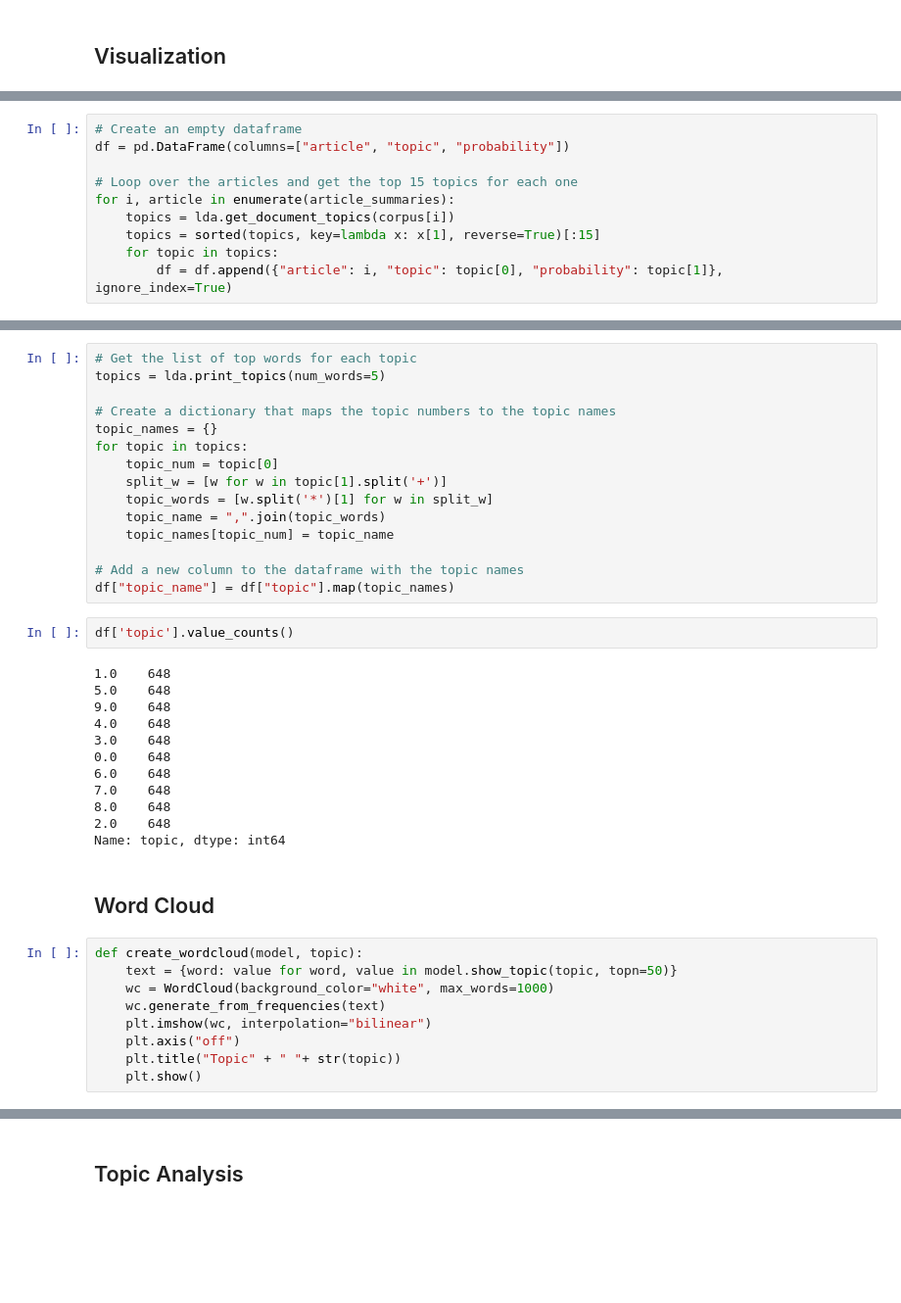
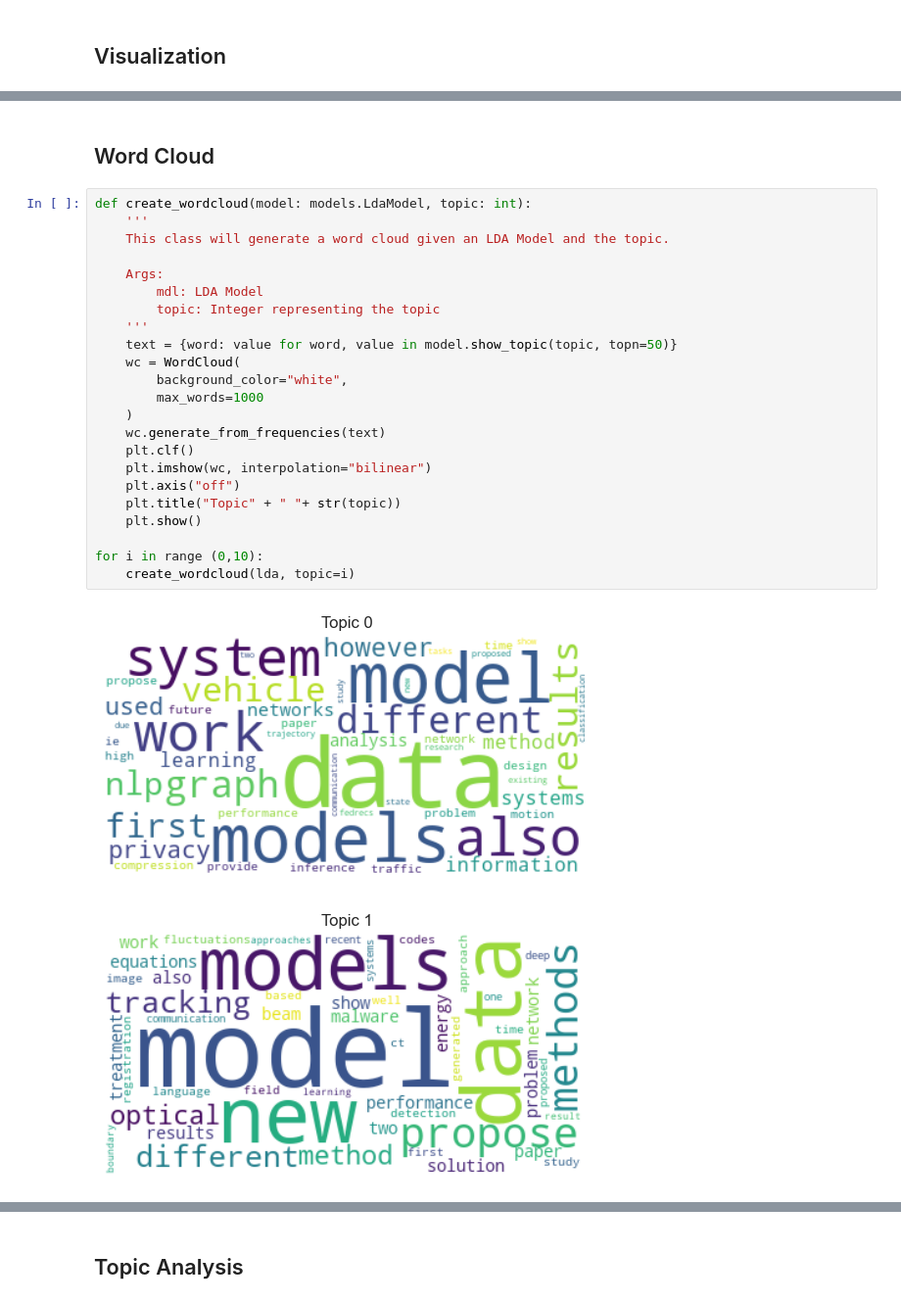
Before and after one commit to vatsal220/medium_articles, a Jupyter notebook: topic_modelling/topic_model.ipynb, the cells around one changed output, grey strips where cells are left out. Shown at 98% size. Drawn from its saved outputs; the diff is of its cells as text; blank space fills up the shorter version.

```diff
--- a/topic_modelling/topic_model.ipynb
+++ b/topic_modelling/topic_model.ipynb
@@ -333,12 +254,2 @@ pyLDAvis.display(body_vis)
 # %% [output]
 [interactive output not drawn]
-# %%
-# Create an empty dataframe
-df = pd.DataFrame(columns=["article", "topic", "probability"])
-
-# Loop over the articles and get the top 15 topics for each one
-for i, article in enumerate(article_summaries):
-    topics = lda.get_document_topics(corpus[i])
-    topics = sorted(topics, key=lambda x: x[1], reverse=True)[:15]
-    for topic in topics:
-        df = df.append({"article": i, "topic": topic[0], "probability": topic[1]}, ignore_index=True)
@@ -361,40 +256,28 @@ df
-# %%
-# Get the list of top words for each topic
-topics = lda.print_topics(num_words=5)
-
-# Create a dictionary that maps the topic numbers to the topic names
-topic_names = {}
-for topic in topics:
-    topic_num = topic[0]
-    split_w = [w for w in topic[1].split('+')]
-    topic_words = [w.split('*')[1] for w in split_w]
-    topic_name = ",".join(topic_words)
-    topic_names[topic_num] = topic_name
-
-# Add a new column to the dataframe with the topic names
-df["topic_name"] = df["topic"].map(topic_names)
-# %%
-df['topic'].value_counts()
-# %% [output]
-1.0    648
-5.0    648
-9.0    648
-4.0    648
-3.0    648
-0.0    648
-6.0    648
-7.0    648
-8.0    648
-2.0    648
-Name: topic, dtype: int64
 # %% [markdown]
 ## Word Cloud
 # %%
-def create_wordcloud(model, topic):
+def create_wordcloud(model: models.LdaModel, topic: int):
+    '''
+    This class will generate a word cloud given an LDA Model and the topic.
+
+    Args:
+        mdl: LDA Model
+        topic: Integer representing the topic
+    '''
     text = {word: value for word, value in model.show_topic(topic, topn=50)}
-    wc = WordCloud(background_color="white", max_words=1000)
+    wc = WordCloud(
+        background_color="white",
+        max_words=1000
+    )
     wc.generate_from_frequencies(text)
+    plt.clf()
     plt.imshow(wc, interpolation="bilinear")
     plt.axis("off")
     plt.title("Topic" + " "+ str(topic))
     plt.show()
+
+for i in range (0,10):
+    create_wordcloud(lda, topic=i)
+# %% [output]
+[figure, added]
+[figure, added]
```
Also changed, not shown: parts of 35 cells of this notebook.
